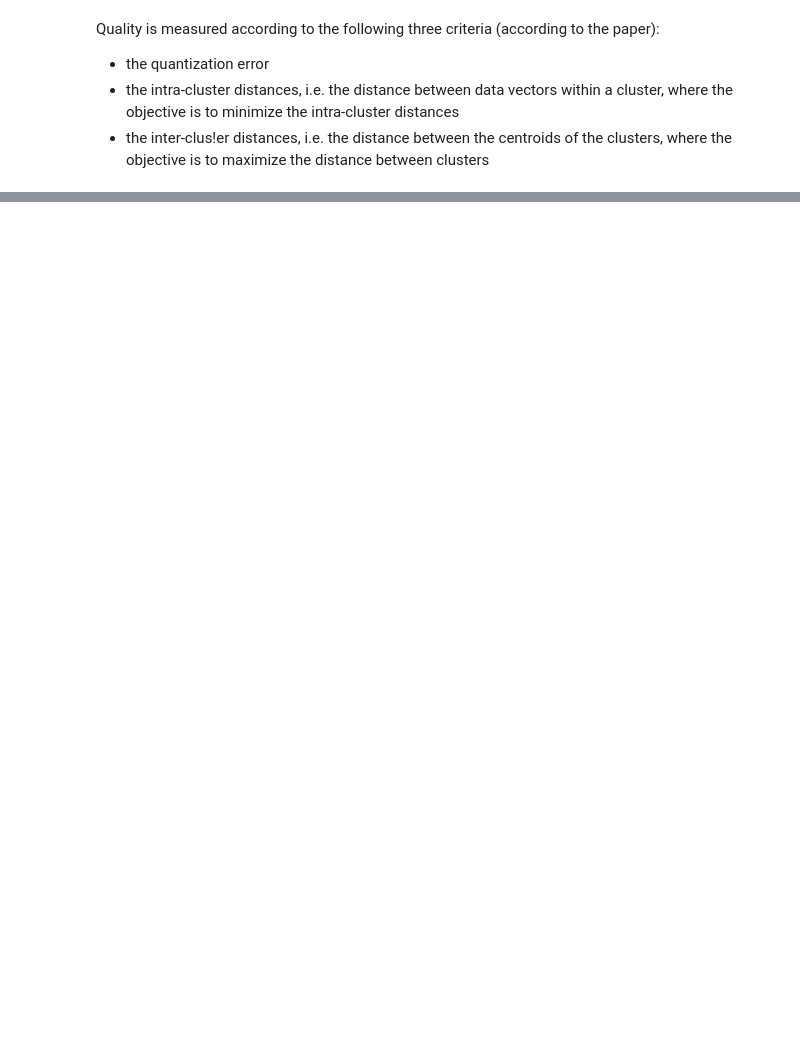
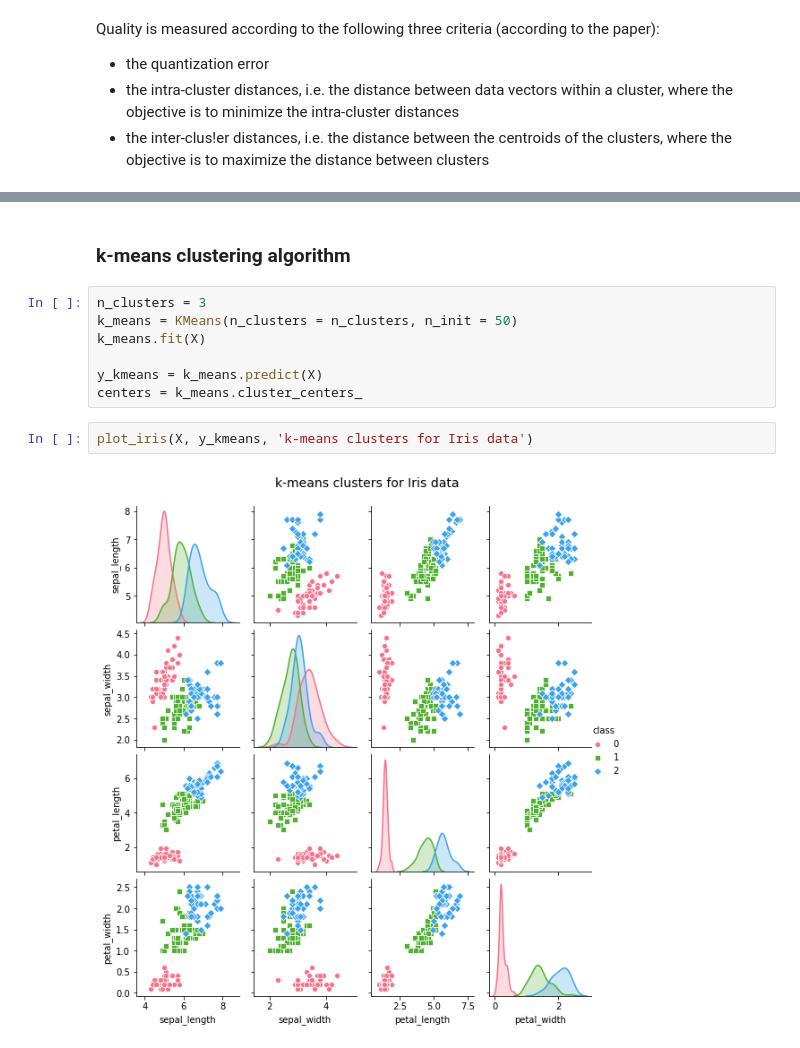
Before and after one commit to rusane/natural-computing, a Jupyter notebook: Swarm Intelligence/Exercise 3.ipynb, the cells around one changed output, grey strips where cells are left out. Drawn from its saved outputs; the diff is of its cells as text; blank space fills up the shorter version.

```diff
--- a/Swarm Intelligence/Exercise 3.ipynb
+++ b/Swarm Intelligence/Exercise 3.ipynb
@@ -39,0 +109,13 @@ Quality is measured according to the following three criteria (according to the
+# %% [markdown]
+### k-means clustering algorithm
+# %%
+n_clusters = 3
+k_means = KMeans(n_clusters = n_clusters, n_init = 50)
+k_means.fit(X)
+
+y_kmeans = k_means.predict(X)
+centers = k_means.cluster_centers_
+# %%
+plot_iris(X, y_kmeans, 'k-means clusters for Iris data')
+# %% [output]
+[figure, added]
```
Also changed, not shown: parts of 22 cells of this notebook.
